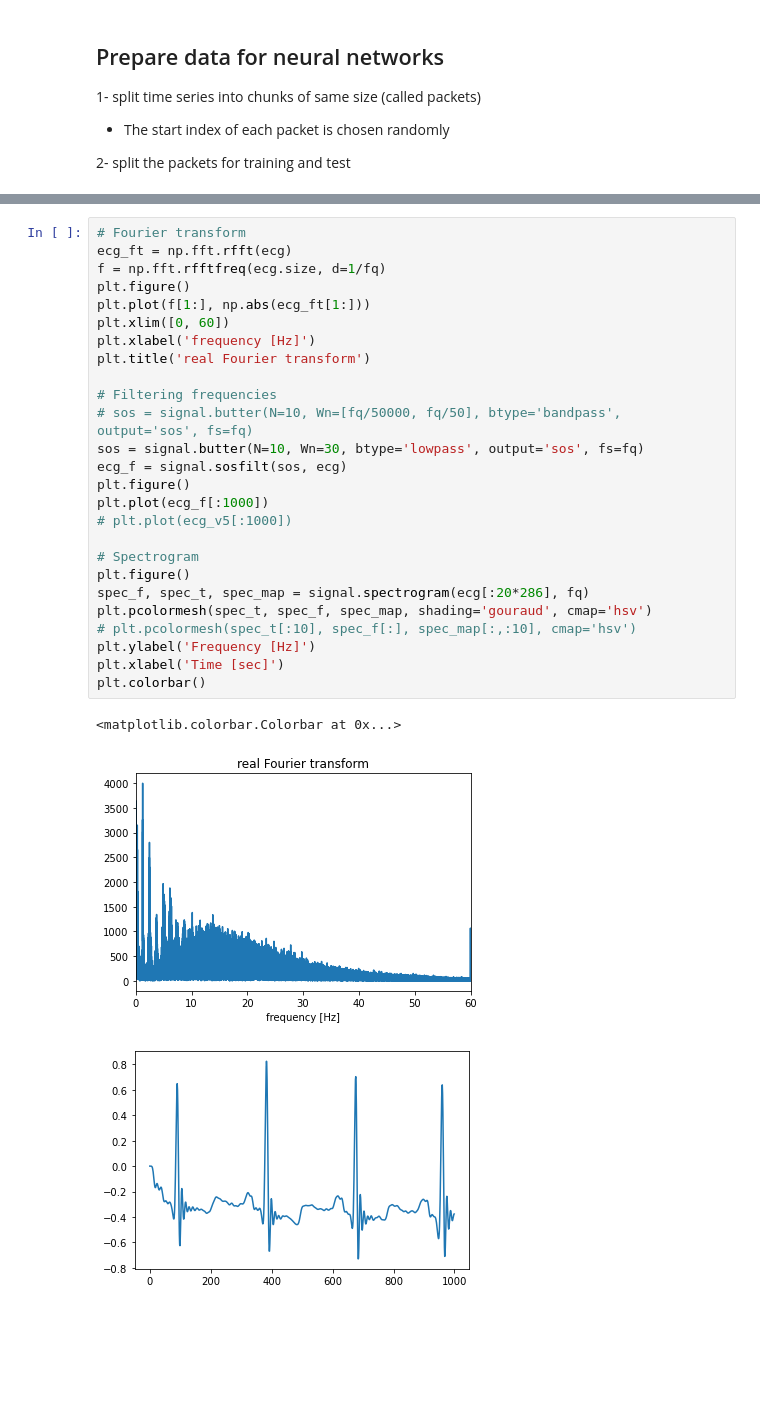
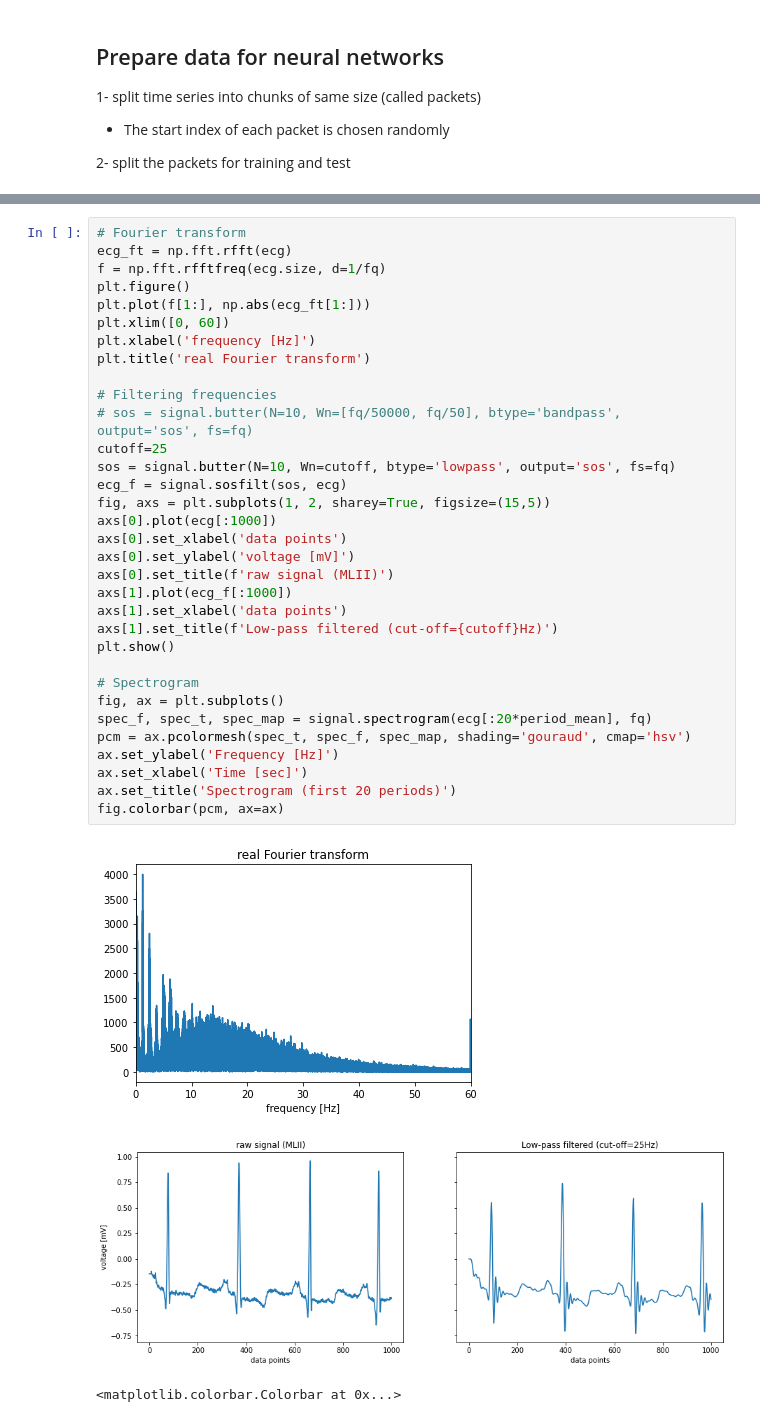
Before and after one commit to Ludwighaffen/Electrocardiogram_analysis, a Jupyter notebook: CAS-M6_project_electrocardiogram_local.ipynb, the cells around one changed output, grey strips where cells are left out. Drawn from its saved outputs; the diff is of its cells as text; blank space fills up the shorter version.

```diff
--- a/CAS-M6_project_electrocardiogram_local.ipynb
+++ b/CAS-M6_project_electrocardiogram_local.ipynb
@@ -383,30 +376,37 @@ Ideas to transform the data below:
 # %%
 # Fourier transform
 ecg_ft = np.fft.rfft(ecg)
 f = np.fft.rfftfreq(ecg.size, d=1/fq)
 plt.figure()
 plt.plot(f[1:], np.abs(ecg_ft[1:]))
 plt.xlim([0, 60])
 plt.xlabel('frequency [Hz]')
 plt.title('real Fourier transform')
 
 # Filtering frequencies
 # sos = signal.butter(N=10, Wn=[fq/50000, fq/50], btype='bandpass', output='sos', fs=fq)
-sos = signal.butter(N=10, Wn=30, btype='lowpass', output='sos', fs=fq)
+cutoff=25
+sos = signal.butter(N=10, Wn=cutoff, btype='lowpass', output='sos', fs=fq)
 ecg_f = signal.sosfilt(sos, ecg)
-plt.figure()
-plt.plot(ecg_f[:1000])
-# plt.plot(ecg_v5[:1000])
+fig, axs = plt.subplots(1, 2, sharey=True, figsize=(15,5))
+axs[0].plot(ecg[:1000])
+axs[0].set_xlabel('data points')
+axs[0].set_ylabel('voltage [mV]')
+axs[0].set_title(f'raw signal (MLII)')
+axs[1].plot(ecg_f[:1000])
+axs[1].set_xlabel('data points')
+axs[1].set_title(f'Low-pass filtered (cut-off={cutoff}Hz)')
+plt.show()
 
 # Spectrogram
-plt.figure()
-spec_f, spec_t, spec_map = signal.spectrogram(ecg[:20*286], fq)
-plt.pcolormesh(spec_t, spec_f, spec_map, shading='gouraud', cmap='hsv')
-# plt.pcolormesh(spec_t[:10], spec_f[:], spec_map[:,:10], cmap='hsv')
-plt.ylabel('Frequency [Hz]')
-plt.xlabel('Time [sec]')
-plt.colorbar()
+fig, ax = plt.subplots()
+spec_f, spec_t, spec_map = signal.spectrogram(ecg[:20*period_mean], fq)
+pcm = ax.pcolormesh(spec_t, spec_f, spec_map, shading='gouraud', cmap='hsv')
+ax.set_ylabel('Frequency [Hz]')
+ax.set_xlabel('Time [sec]')
+ax.set_title('Spectrogram (first 20 periods)')
+fig.colorbar(pcm, ax=ax)
 # %% [output]
-<matplotlib.colorbar.Colorbar at 0x...>
 [figure]
-[figure, old version]
+[figure, new version]
+<matplotlib.colorbar.Colorbar at 0x...>
```
Also changed, not shown: parts of 20 cells of this notebook, 5 other files.
